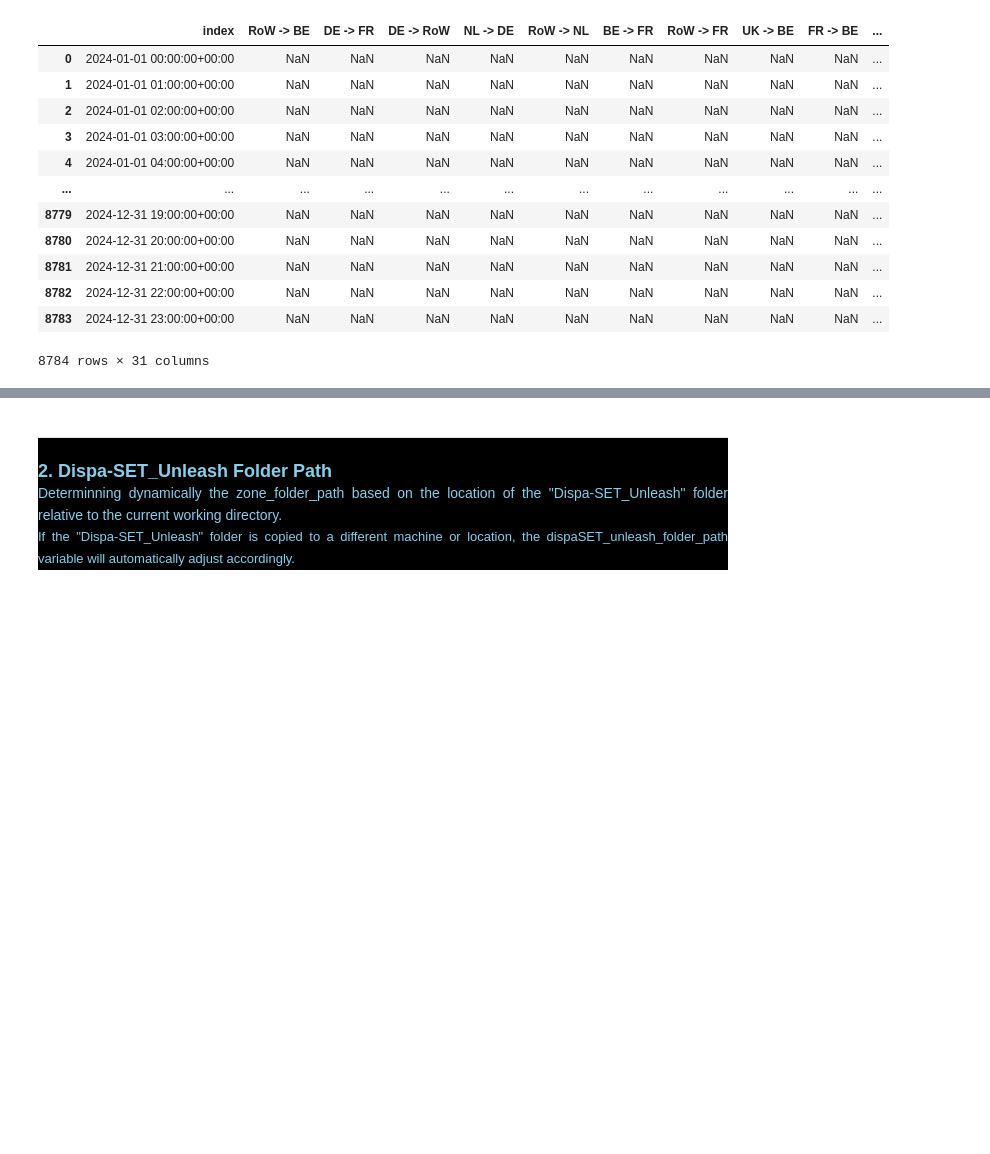
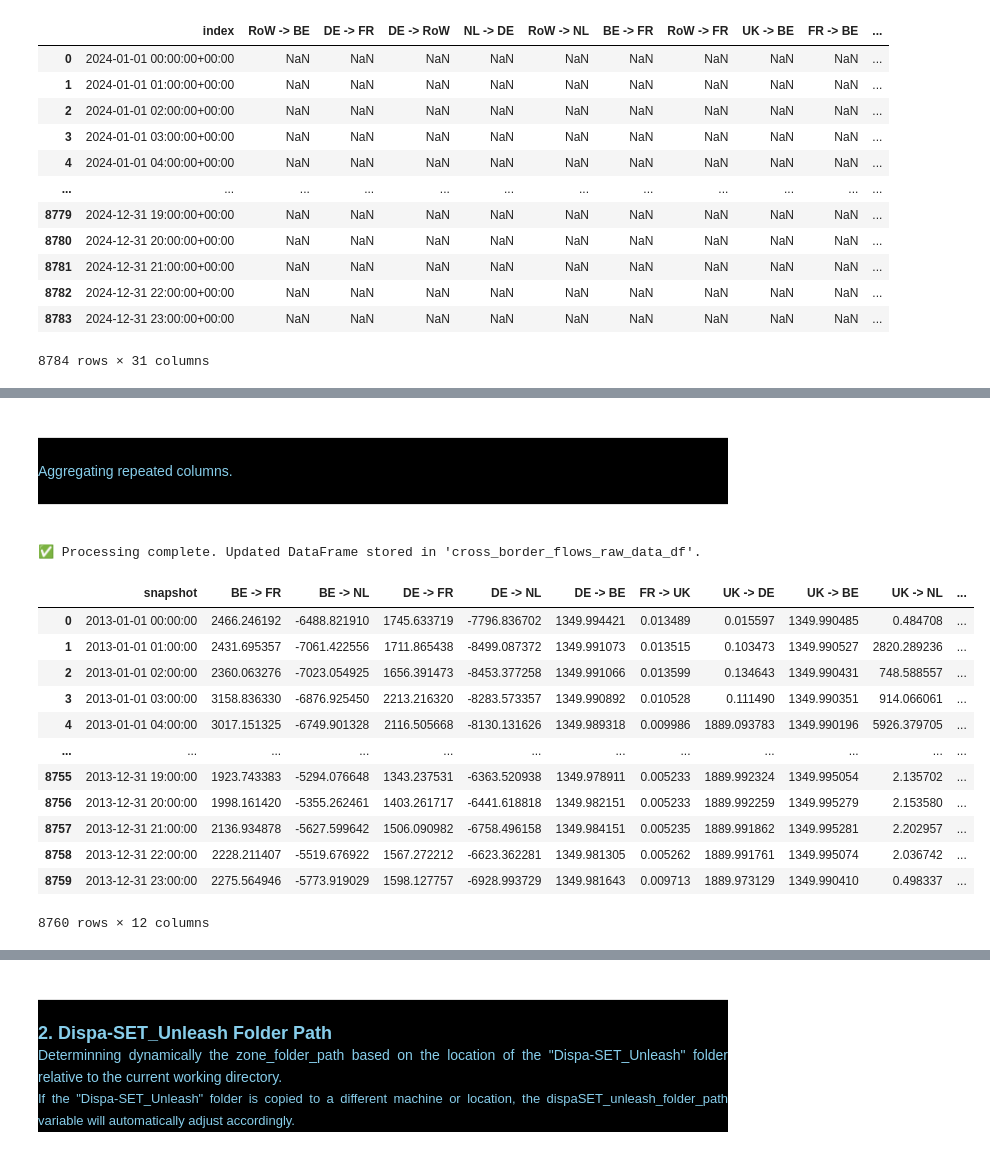
Before and after one commit to RayRojasCandia/Dispa-SET_UNLEASH, a Jupyter notebook: scripts/Unleash_PyPSA_DispaSET_Raw_Data_Processing/PyPSA_Cross_Border_Flows_Formatting.ipynb, the cells around one changed output, grey strips where cells are left out. Drawn from its saved outputs; the diff is of its cells as text; code cells hidden in the pictures; blank space fills up the shorter version.

```diff
--- a/scripts/Unleash_PyPSA_DispaSET_Raw_Data_Processing/PyPSA_Cross_Border_Flows_Formatting.ipynb
+++ b/scripts/Unleash_PyPSA_DispaSET_Raw_Data_Processing/PyPSA_Cross_Border_Flows_Formatting.ipynb
@@ -603,0 +2440,51 @@ cross_border_flows_df
+# %% [markdown]
+<div style="background-color: black;">
+<hr style="border: 0.5px solid skyblue;">
+    <div style="text-align: justify; margin-left: 0.0em; font-weight: unbold; font-size: 14px; font-family: TimesNewRoman; color:skyblue">
+Aggregating repeated columns.
+    </div>
+<hr style="border: 0.5px solid skyblue;">
+</div>
+# %%
+# 1. --------------------------------------------------------- Assuming cross_border_flows_raw_data_df is the DataFrame
+df = cross_border_flows_raw_data_df.copy()
+
+# 2. -------------------------------------------------------------------------------------- Find duplicate column names
+duplicate_columns = df.columns[df.columns.duplicated(keep=False)].unique()
+
+# 3. ------------------------------------------- For each duplicate column name, sum the values and create a new column
+for col in duplicate_columns:
+
+# 3.1. -------------------------------------------------------------------------- Get all columns with the current name
+    cols_to_sum = df.loc[:, col].columns
+
+# 3.2. ------------------------------------------------------------------------- Sum the values and create a new column
+    df[col + '_sum'] = df[cols_to_sum].sum(axis=1)
+
+# 3.3. -------------------------------------------------------------------------------------- Drop the original columns
+    df = df.drop(columns=cols_to_sum)
+
+# 4. ------------------------------------------------------------------- Rename the summed columns to the original name
+df = df.rename(columns={col + '_sum': col for col in duplicate_columns})
+
+# 5. ------------------------------------------------------------------------------------------- Result is stored in df
+cross_border_flows_raw_data_df = df
+
+# 6. ------------------------------------------------------------------------------------------------------------- Done
+print("✅ Processing complete. Updated DataFrame stored in 'cross_border_flows_raw_data_df'.")
+cross_border_flows_raw_data_df
+# %% [output]
+✅ Processing complete. Updated DataFrame stored in 'cross_border_flows_raw_data_df'.
+|  | snapshot | BE -> FR | BE -> NL | DE -> FR | DE -> NL | DE -> BE | FR -> UK | UK -> DE | UK -> BE | UK -> NL | ... |
+| 0 | 2013-01-01 00:00:00 | 2466.246192 | -6488.821910 | 1745.633719 | -7796.836702 | 1349.994421 | 0.013489 | 0.015597 | 1349.990485 | 0.484708 | ... |
+| 1 | 2013-01-01 01:00:00 | 2431.695357 | -7061.422556 | 1711.865438 | -8499.087372 | 1349.991073 | 0.013515 | 0.103473 | 1349.990527 | 2820.289236 | ... |
+| 2 | 2013-01-01 02:00:00 | 2360.063276 | -7023.054925 | 1656.391473 | -8453.377258 | 1349.991066 | 0.013599 | 0.134643 | 1349.990431 | 748.588557 | ... |
+| 3 | 2013-01-01 03:00:00 | 3158.836330 | -6876.925450 | 2213.216320 | -8283.573357 | 1349.990892 | 0.010528 | 0.111490 | 1349.990351 | 914.066061 | ... |
+| 4 | 2013-01-01 04:00:00 | 3017.151325 | -6749.901328 | 2116.505668 | -8130.131626 | 1349.989318 | 0.009986 | 1889.093783 | 1349.990196 | 5926.379705 | ... |
+| ... | ... | ... | ... | ... | ... | ... | ... | ... | ... | ... | ... |
+| 8755 | 2013-12-31 19:00:00 | 1923.743383 | -5294.076648 | 1343.237531 | -6363.520938 | 1349.978911 | 0.005233 | 1889.992324 | 1349.995054 | 2.135702 | ... |
+| 8756 | 2013-12-31 20:00:00 | 1998.161420 | -5355.262461 | 1403.261717 | -6441.618818 | 1349.982151 | 0.005233 | 1889.992259 | 1349.995279 | 2.153580 | ... |
+| 8757 | 2013-12-31 21:00:00 | 2136.934878 | -5627.599642 | 1506.090982 | -6758.496158 | 1349.984151 | 0.005235 | 1889.991862 | 1349.995281 | 2.202957 | ... |
+| 8758 | 2013-12-31 22:00:00 | 2228.211407 | -5519.676922 | 1567.272212 | -6623.362281 | 1349.981305 | 0.005262 | 1889.991761 | 1349.995074 | 2.036742 | ... |
+| 8759 | 2013-12-31 23:00:00 | 2275.564946 | -5773.919029 | 1598.127757 | -6928.993729 | 1349.981643 | 0.009713 | 1889.973129 | 1349.990410 | 0.498337 | ... |
+8760 rows × 12 columns
```
Also changed, not shown: parts of 19 cells of this notebook, 2 other files.
